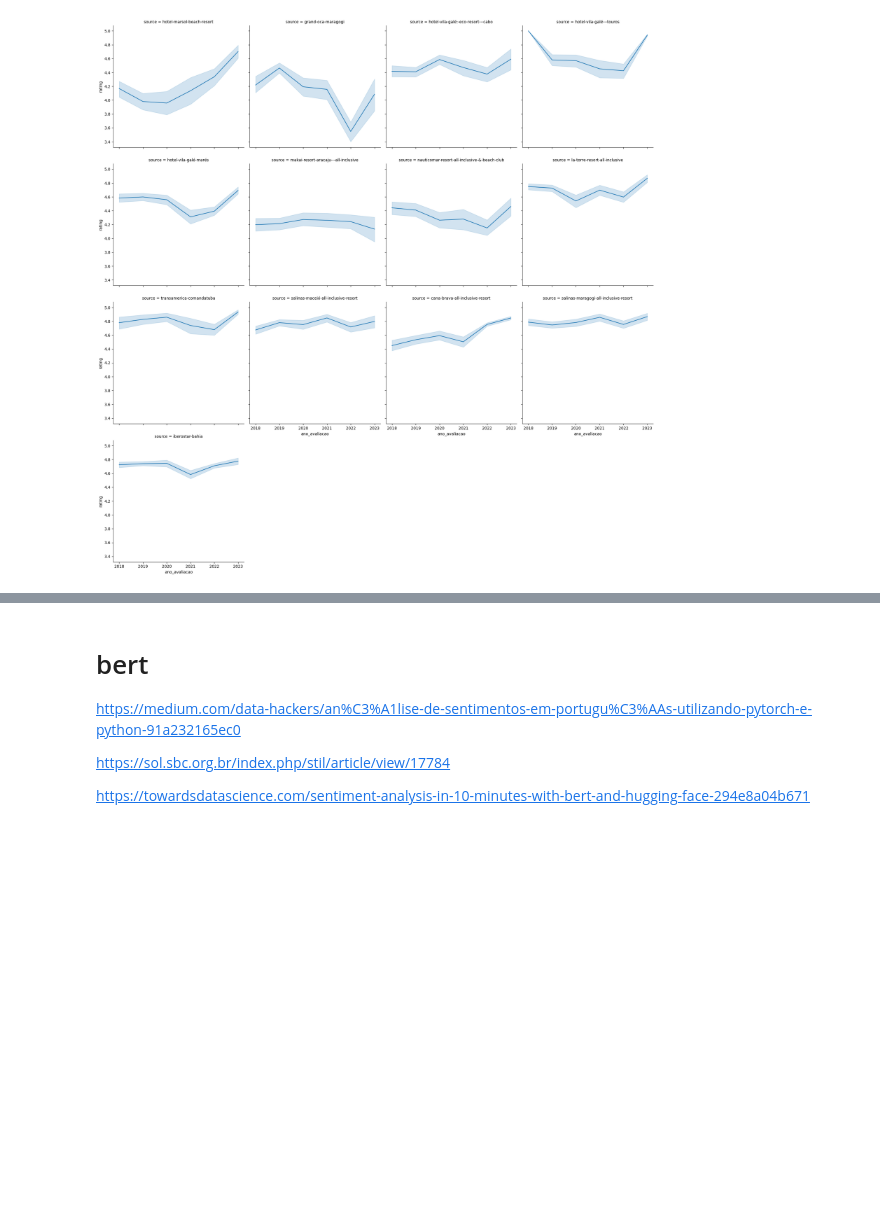
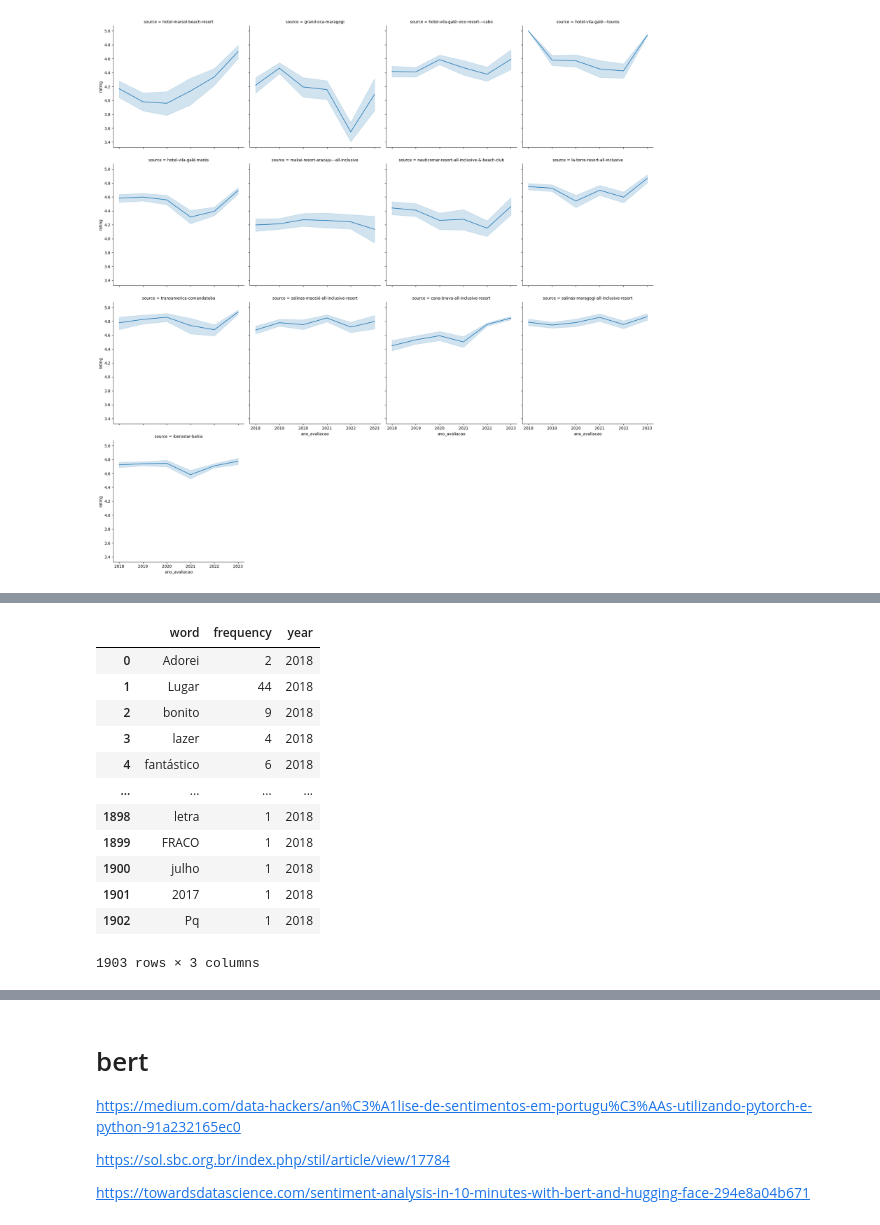
Before and after one commit to emerson-matos/tcc-notebooks, a Jupyter notebook: reviews/analise_exploratoria_2018+filtrado.ipynb, the cells around one changed output, grey strips where cells are left out. Cells and saved outputs as stored; diff of their text form; code cells hidden in the pictures; blank space fills up the shorter version.

```diff
--- a/reviews/analise_exploratoria_2018+filtrado.ipynb
+++ b/reviews/analise_exploratoria_2018+filtrado.ipynb
@@ -573,31 +581,45 @@ fdist.plot(25)
 # %%
 from wordcloud import WordCloud
 import matplotlib.pyplot as plt
 import string
 ano = 2018
-filter = (filtered_df['source']  == 'grand-oca-maragogi') & (filtered_df['ano_avaliacao'] == ano)
+filter = (analisar_df['source']  == 'grand-oca-maragogi') & (analisar_df['ano_avaliacao'] == ano)
 # Concatenar todos os textos em uma única string
-texto = ' '.join(filtered_df[filter]['text'].tolist())
+texto = ' '.join(analisar_df[filter]['text'].tolist())
 
 # Tokenização das palavras
 tokens = word_tokenize(texto)
 #
 # Obtenha as stopwords em português
 stopwords_pt = set(stopwords.words('portuguese'))
 #
 # Remova as stopwords do texto
 tokens_sem_pontuacao = [token.translate(str.maketrans('', '', string.punctuation)) for token in tokens]
 tokens_sem_stopwords = [token for token in tokens_sem_pontuacao if token.lower() not in stopwords_pt]
 # Junte as palavras novamente em um texto
 texto_sem_stopwords = ' '.join(tokens_sem_stopwords)
 from nltk.probability import FreqDist
 palavras = texto_sem_stopwords.split()
 
 contagem = FreqDist(palavras)
 
 p2018= pd.DataFrame(contagem.items(), columns=['word', 'frequency'])
 p2018['year'] = 2018
 p2018
+# %% [output]
+|  | word | frequency | year |
+| 0 | Adorei | 2 | 2018 |
+| 1 | Lugar | 44 | 2018 |
+| 2 | bonito | 9 | 2018 |
+| 3 | lazer | 4 | 2018 |
+| 4 | fantástico | 6 | 2018 |
+| ... | ... | ... | ... |
+| 1898 | letra | 1 | 2018 |
+| 1899 | FRACO | 1 | 2018 |
+| 1900 | julho | 1 | 2018 |
+| 1901 | 2017 | 1 | 2018 |
+| 1902 | Pq | 1 | 2018 |
+1903 rows × 3 columns
 # %%
 from wordcloud import WordCloud
 import matplotlib.pyplot as plt
```
Also changed, not shown: parts of 12 cells of this notebook.
